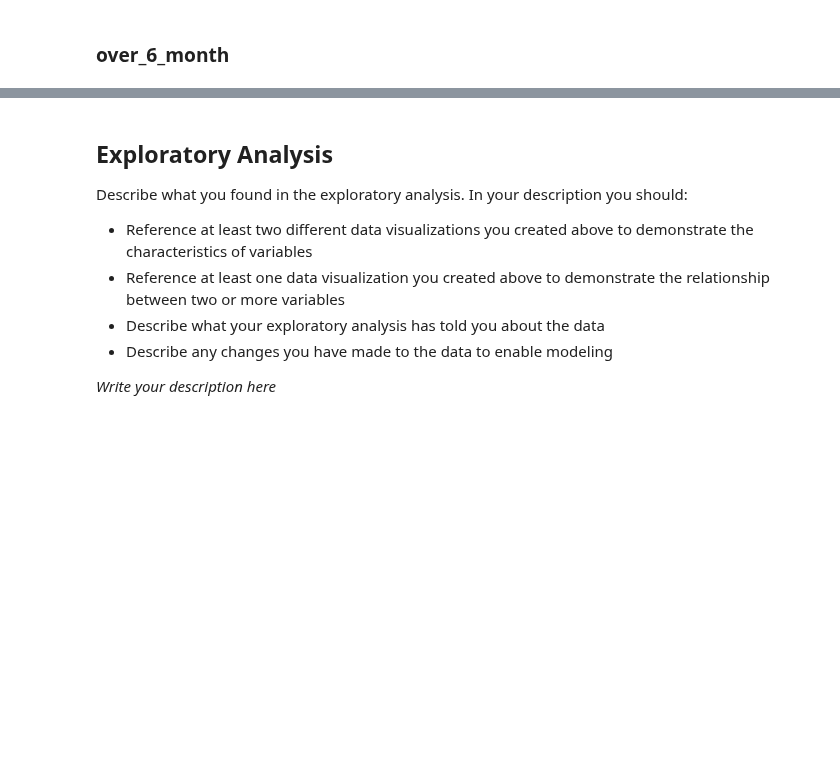
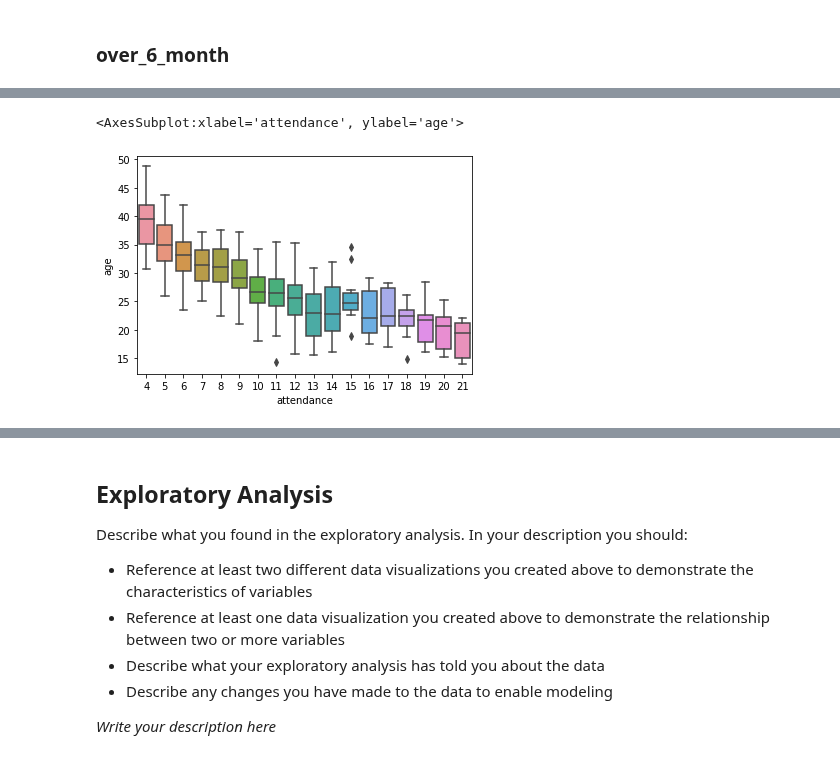
Before and after one commit to CarJung/Uni, a Jupyter notebook: data_camp_certificate/notebook.ipynb, the cells around one changed output, grey strips where cells are left out. Cells and saved outputs as stored; diff of their text form; code cells hidden in the pictures; blank space fills up the shorter version.

```diff
--- a/data_camp_certificate/notebook.ipynb
+++ b/data_camp_certificate/notebook.ipynb
@@ -239,0 +215,5 @@ Describe the validation tasks you completed and what you found. Have you made an
+# %%
+sns.boxplot(x = 'attendance', y = 'age', data = data)
+# %% [output]
+<AxesSubplot:xlabel='attendance', ylabel='age'>
+[figure, added]
```
Also changed, not shown: parts of 24 cells of this notebook.
